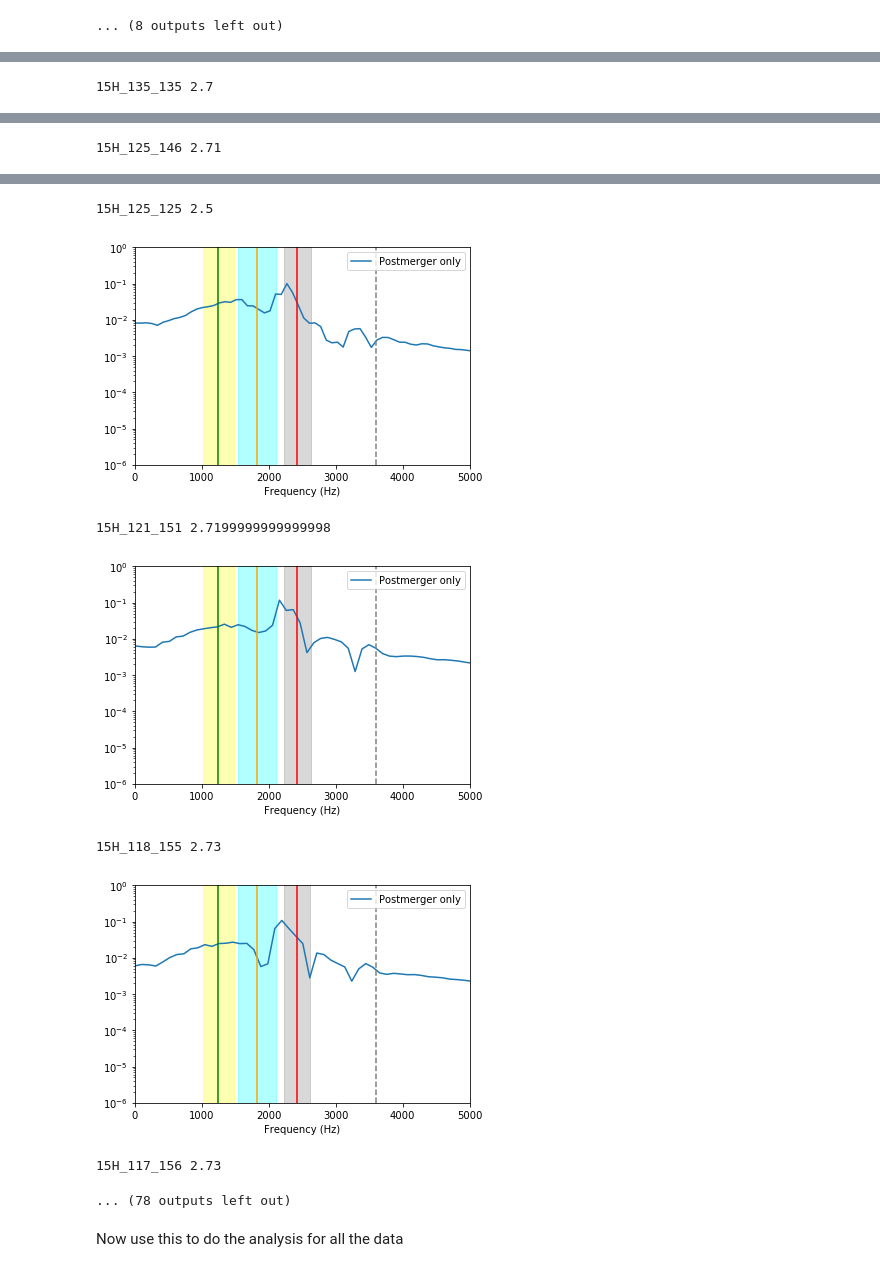
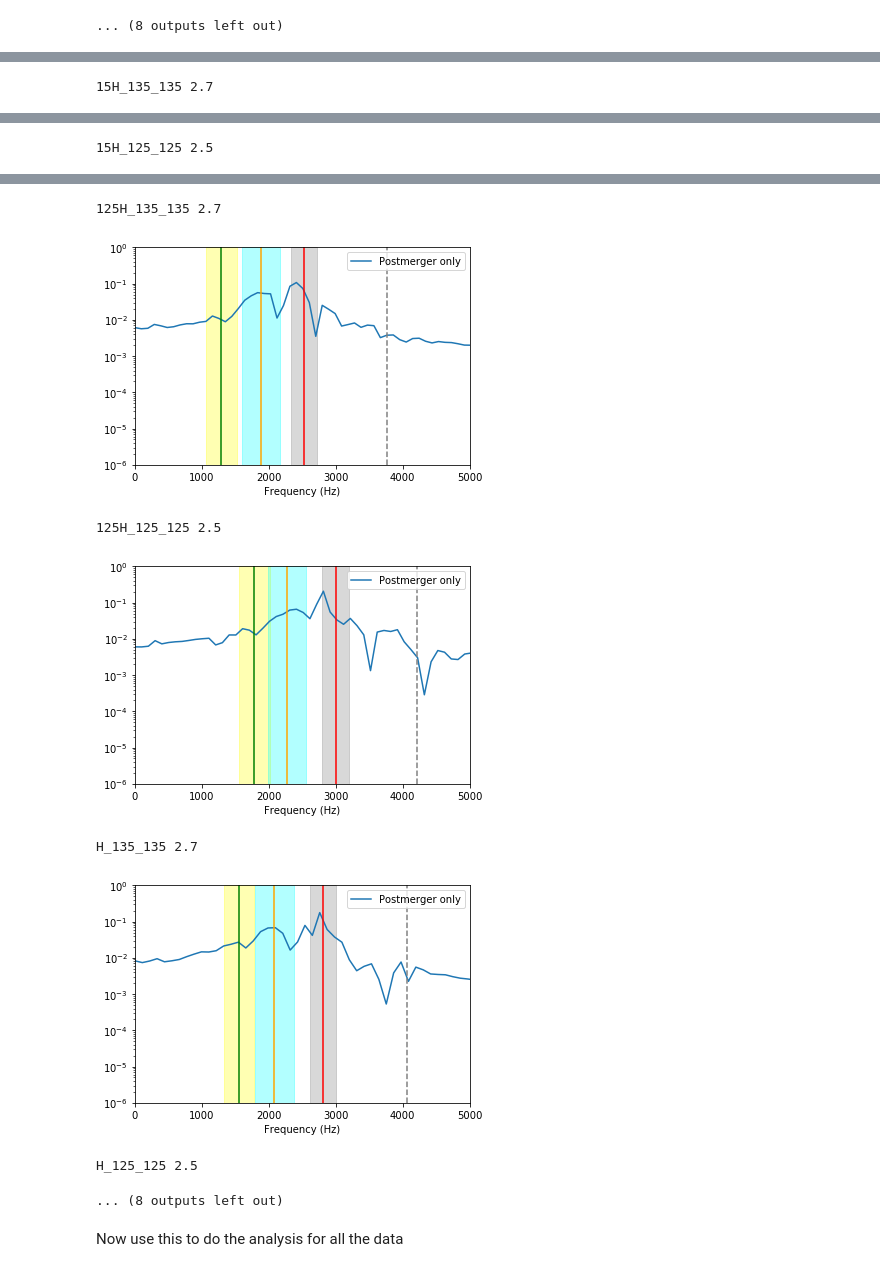
Before and after one commit to johnkou97/sacra, a Jupyter notebook: Plots.ipynb, the cells around one changed output, grey strips where cells are left out. Cells and saved outputs as stored; diff of their text form; code cells hidden in the pictures.

```diff
--- a/Plots.ipynb
+++ b/Plots.ipynb
@@ -365,7 +368,7 @@ for eos in EOS:
             nmb=4
         elif eos=='B':
             nmb=5
-        for mas in MASS:
+        for mas in eq:
 
             f=open('data/'+eos+'_'+mas,'r')
             lines=f.readlines()
@@ -437 +440 @@ for eos in EOS:
-15H_125_146 2.71
+15H_125_125 2.5
@@ -439,11 +442,11 @@ for eos in EOS:
-15H_125_125 2.5
+125H_135_135 2.7
-[figure, old version]
+[figure, new version]
-15H_121_151 2.7199999999999998
+125H_125_125 2.5
-[figure, old version]
+[figure, new version]
-15H_118_155 2.73
+H_135_135 2.7
-[figure, old version]
+[figure, new version]
-15H_117_156 2.73
+H_125_125 2.5
-... (78 outputs left out)
+... (8 outputs left out)
 # %% [markdown]
 Now use this to do the analysis for all the data
 # %%
```
Also changed, not shown: parts of 6 cells of this notebook, 1 other file.
